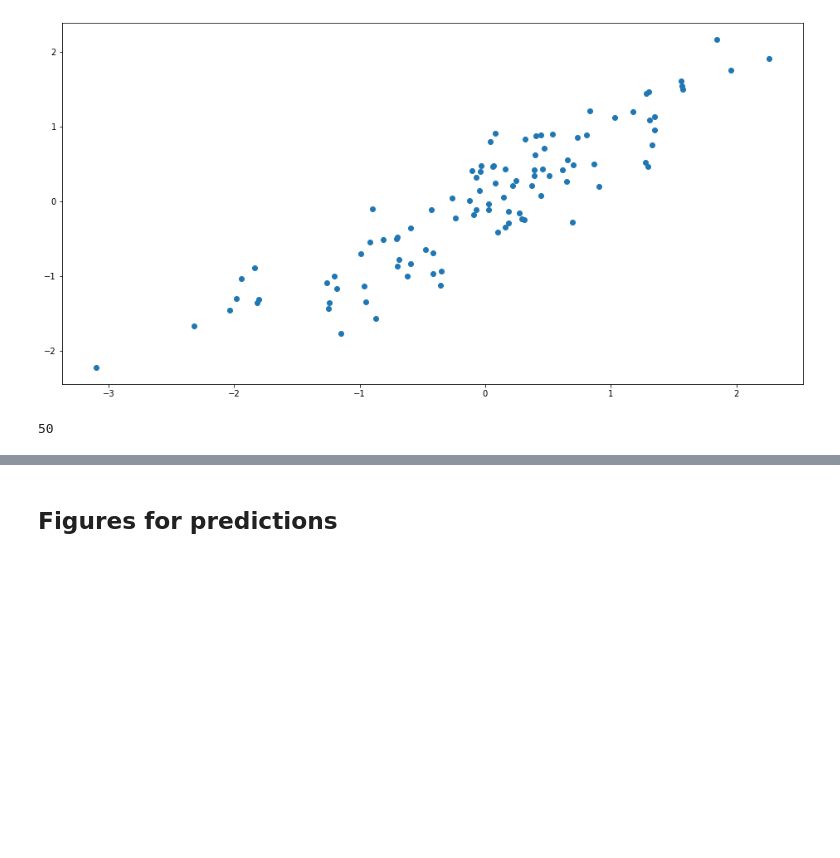
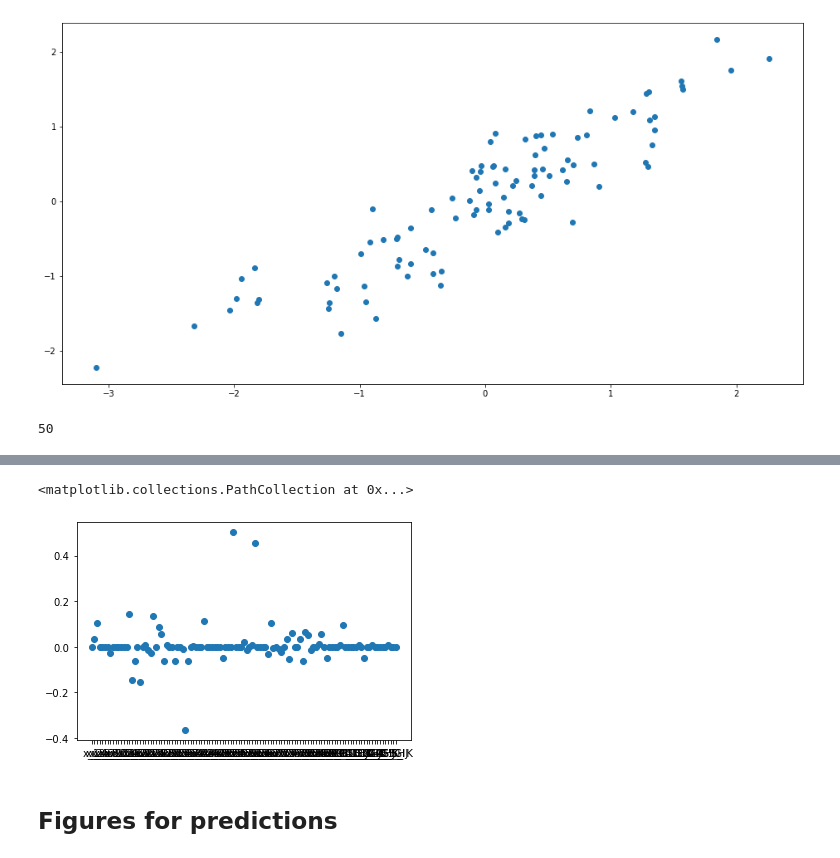
Before and after one commit to Zzanis/Case_1, a Jupyter notebook: case1_eda.ipynb, the cells around one changed output, grey strips where cells are left out. Cells and saved outputs as stored; diff of their text form; code cells hidden in the pictures; blank space fills up the shorter version.

```diff
--- a/case1_eda.ipynb
+++ b/case1_eda.ipynb
@@ -411,3 +438,8 @@ len(coefs[coefs != 0])
+# %%
+plt.scatter(x = X_final.columns, y = coefs)
+# %% [output]
+<matplotlib.collections.PathCollection at 0x...>
+[figure, added]
 # %% [markdown]
 ## Figures for predictions
 # %%
```
Also changed, not shown: parts of 5 cells of this notebook, 1 other file.
